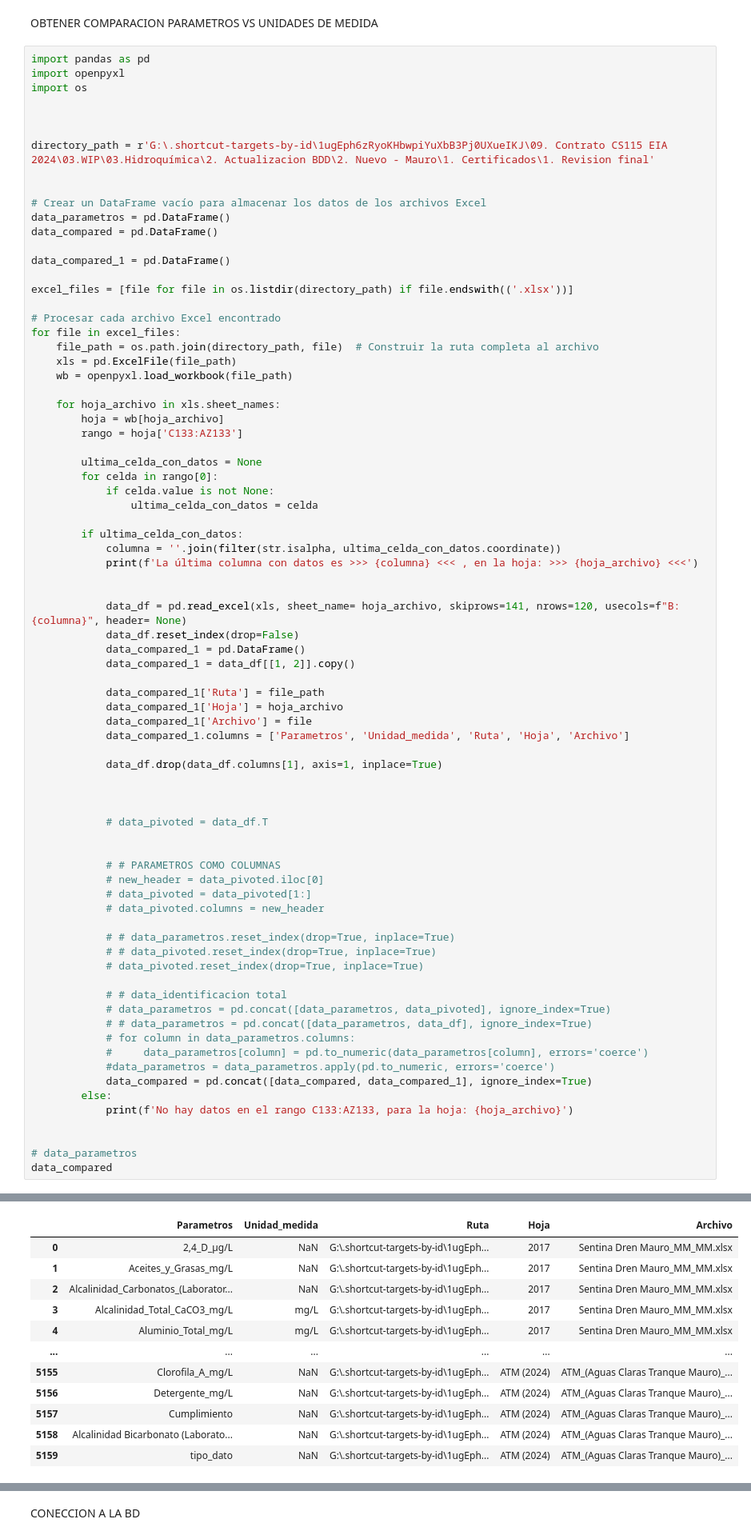
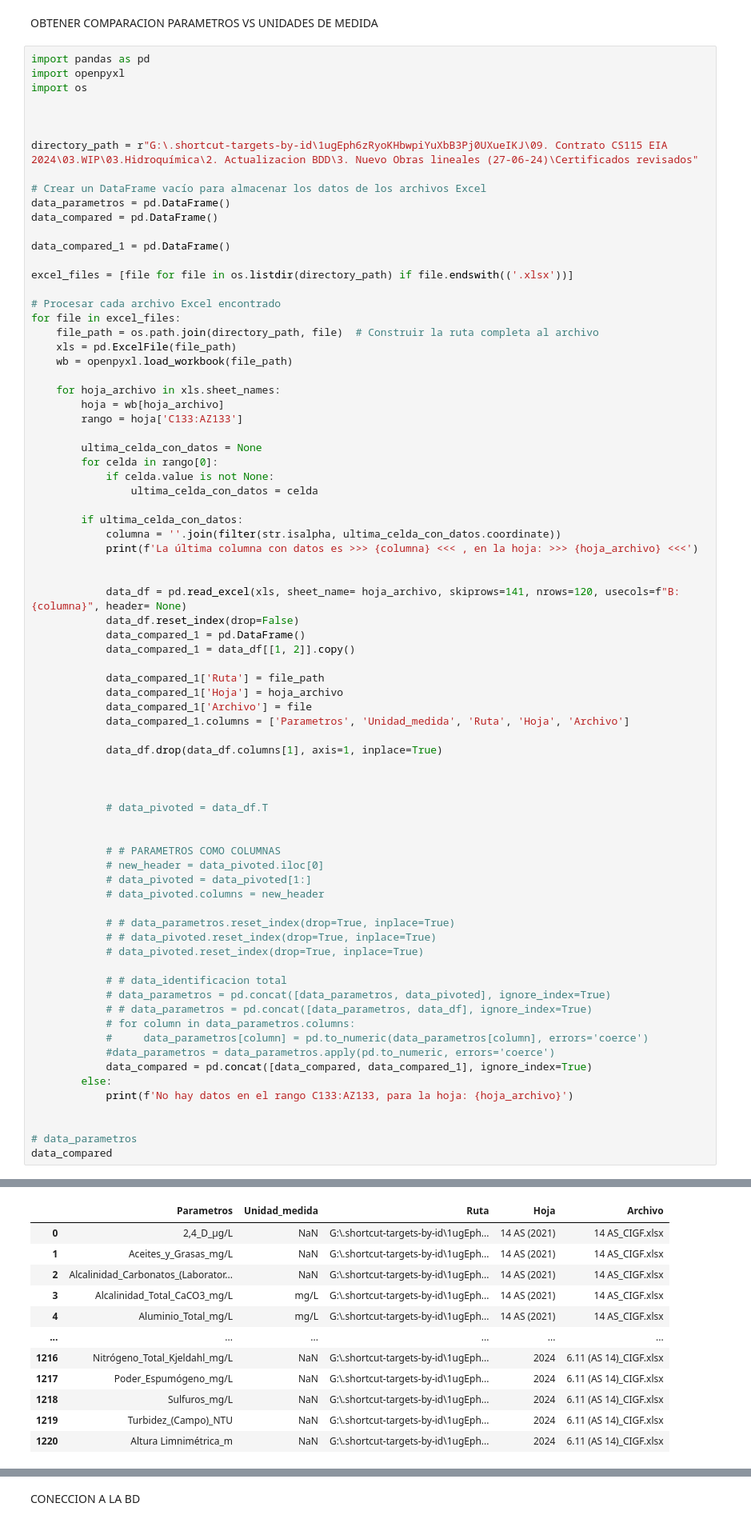
Before and after one commit to franciscoalejandro898/Tecnolog-a_Flow, a Jupyter notebook: Compilado_mlp/Compilar_unidad_medida.ipynb, the cells around one changed output, grey strips where cells are left out. Shown: that part at 80% size. Drawn from its saved outputs; the diff is of its cells as text.

```diff
--- a/Compilado_mlp/Compilar_unidad_medida.ipynb
+++ b/Compilado_mlp/Compilar_unidad_medida.ipynb
@@ -7,8 +7,7 @@ import os
 
 
 
-directory_path = r'G:\.shortcut-targets-by-id\1ugEph6zRyoKHbwpiYuXbB3Pj0UXueIKJ\09. Contrato CS115 EIA 2024\03.WIP\03.Hidroquímica\2. Actualizacion BDD\2. Nuevo - Mauro\1. Certificados\1. Revision final'
-
+directory_path = r"G:\.shortcut-targets-by-id\1ugEph6zRyoKHbwpiYuXbB3Pj0UXueIKJ\09. Contrato CS115 EIA 2024\03.WIP\03.Hidroquímica\2. Actualizacion BDD\3. Nuevo Obras lineales (27-06-24)\Certificados revisados"
 
 # Crear un DataFrame vacío para almacenar los datos de los archivos Excel
 data_parametros = pd.DataFrame()
@@ -98,12 +91,12 @@ La última columna con datos es >>> F <<< , en la hoja: >>> ATM (2024) <<<
 |  | Parametros | Unidad_medida | Ruta | Hoja | Archivo |
-| 0 | 2,4_D_µg/L | NaN | G:\.shortcut-targets-by-id\1ugEph... | 2017 | Sentina Dren Mauro_MM_MM.xlsx |
-| 1 | Aceites_y_Grasas_mg/L | NaN | G:\.shortcut-targets-by-id\1ugEph... | 2017 | Sentina Dren Mauro_MM_MM.xlsx |
-| 2 | Alcalinidad_Carbonatos_(Laborator... | NaN | G:\.shortcut-targets-by-id\1ugEph... | 2017 | Sentina Dren Mauro_MM_MM.xlsx |
-| 3 | Alcalinidad_Total_CaCO3_mg/L | mg/L | G:\.shortcut-targets-by-id\1ugEph... | 2017 | Sentina Dren Mauro_MM_MM.xlsx |
-| 4 | Aluminio_Total_mg/L | mg/L | G:\.shortcut-targets-by-id\1ugEph... | 2017 | Sentina Dren Mauro_MM_MM.xlsx |
+| 0 | 2,4_D_µg/L | NaN | G:\.shortcut-targets-by-id\1ugEph... | 14 AS (2021) | 14 AS_CIGF.xlsx |
+| 1 | Aceites_y_Grasas_mg/L | NaN | G:\.shortcut-targets-by-id\1ugEph... | 14 AS (2021) | 14 AS_CIGF.xlsx |
+| 2 | Alcalinidad_Carbonatos_(Laborator... | NaN | G:\.shortcut-targets-by-id\1ugEph... | 14 AS (2021) | 14 AS_CIGF.xlsx |
+| 3 | Alcalinidad_Total_CaCO3_mg/L | mg/L | G:\.shortcut-targets-by-id\1ugEph... | 14 AS (2021) | 14 AS_CIGF.xlsx |
+| 4 | Aluminio_Total_mg/L | mg/L | G:\.shortcut-targets-by-id\1ugEph... | 14 AS (2021) | 14 AS_CIGF.xlsx |
 | ... | ... | ... | ... | ... | ... |
-| 5155 | Clorofila_A_mg/L | NaN | G:\.shortcut-targets-by-id\1ugEph... | ATM (2024) | ATM_(Aguas Claras Tranque Mauro)_... |
-| 5156 | Detergente_mg/L | NaN | G:\.shortcut-targets-by-id\1ugEph... | ATM (2024) | ATM_(Aguas Claras Tranque Mauro)_... |
-| 5157 | Cumplimiento | NaN | G:\.shortcut-targets-by-id\1ugEph... | ATM (2024) | ATM_(Aguas Claras Tranque Mauro)_... |
-| 5158 | Alcalinidad Bicarbonato (Laborato... | NaN | G:\.shortcut-targets-by-id\1ugEph... | ATM (2024) | ATM_(Aguas Claras Tranque Mauro)_... |
-| 5159 | tipo_dato | NaN | G:\.shortcut-targets-by-id\1ugEph... | ATM (2024) | ATM_(Aguas Claras Tranque Mauro)_... |
+| 1216 | Nitrógeno_Total_Kjeldahl_mg/L | NaN | G:\.shortcut-targets-by-id\1ugEph... | 2024 | 6.11 (AS 14)_CIGF.xlsx |
+| 1217 | Poder_Espumógeno_mg/L | NaN | G:\.shortcut-targets-by-id\1ugEph... | 2024 | 6.11 (AS 14)_CIGF.xlsx |
+| 1218 | Sulfuros_mg/L | NaN | G:\.shortcut-targets-by-id\1ugEph... | 2024 | 6.11 (AS 14)_CIGF.xlsx |
+| 1219 | Turbidez_(Campo)_NTU | NaN | G:\.shortcut-targets-by-id\1ugEph... | 2024 | 6.11 (AS 14)_CIGF.xlsx |
+| 1220 | Altura Limnimétrica_m | NaN | G:\.shortcut-targets-by-id\1ugEph... | 2024 | 6.11 (AS 14)_CIGF.xlsx |
```
Also changed, not shown: parts of 3 cells of this notebook, 3 other files.
